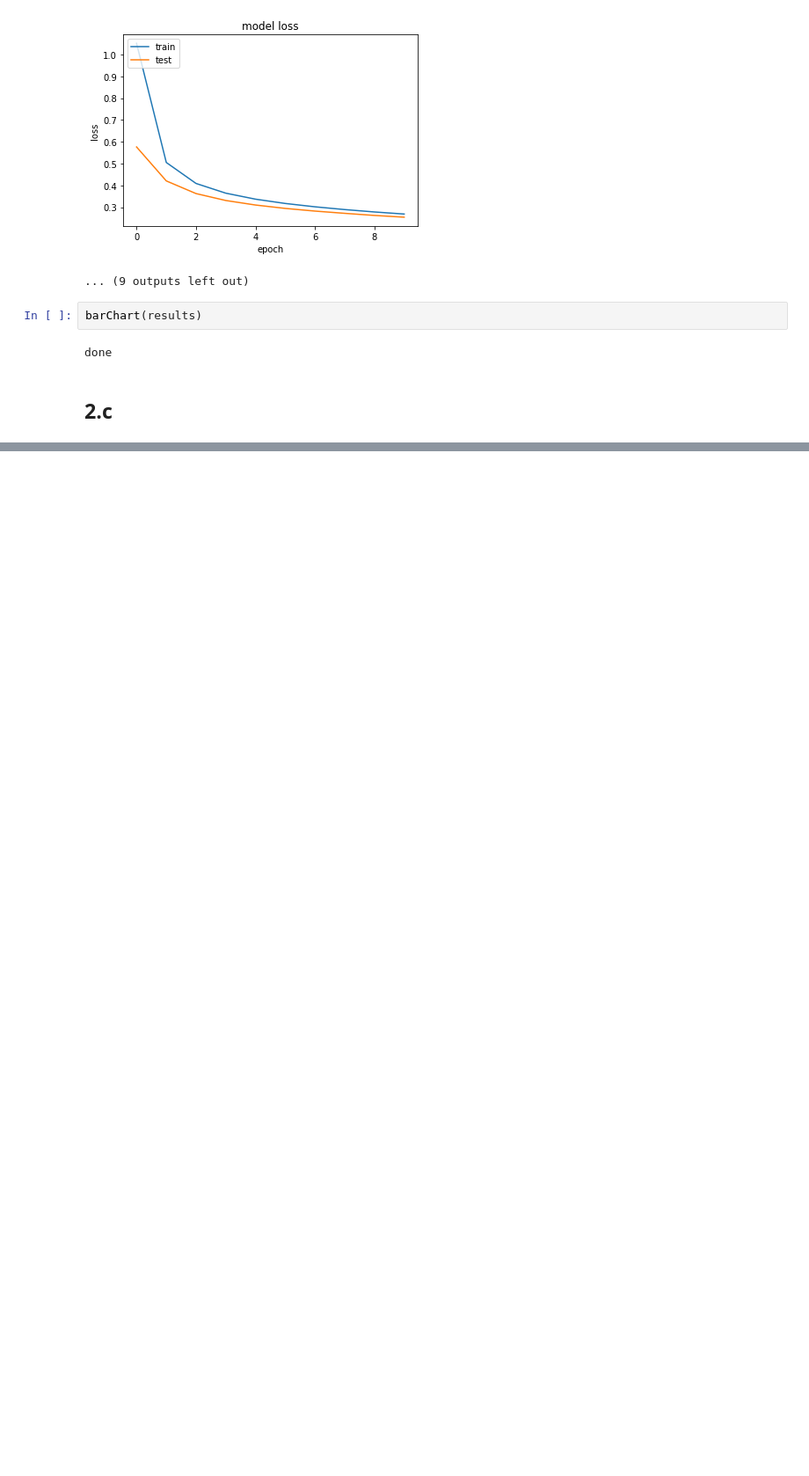
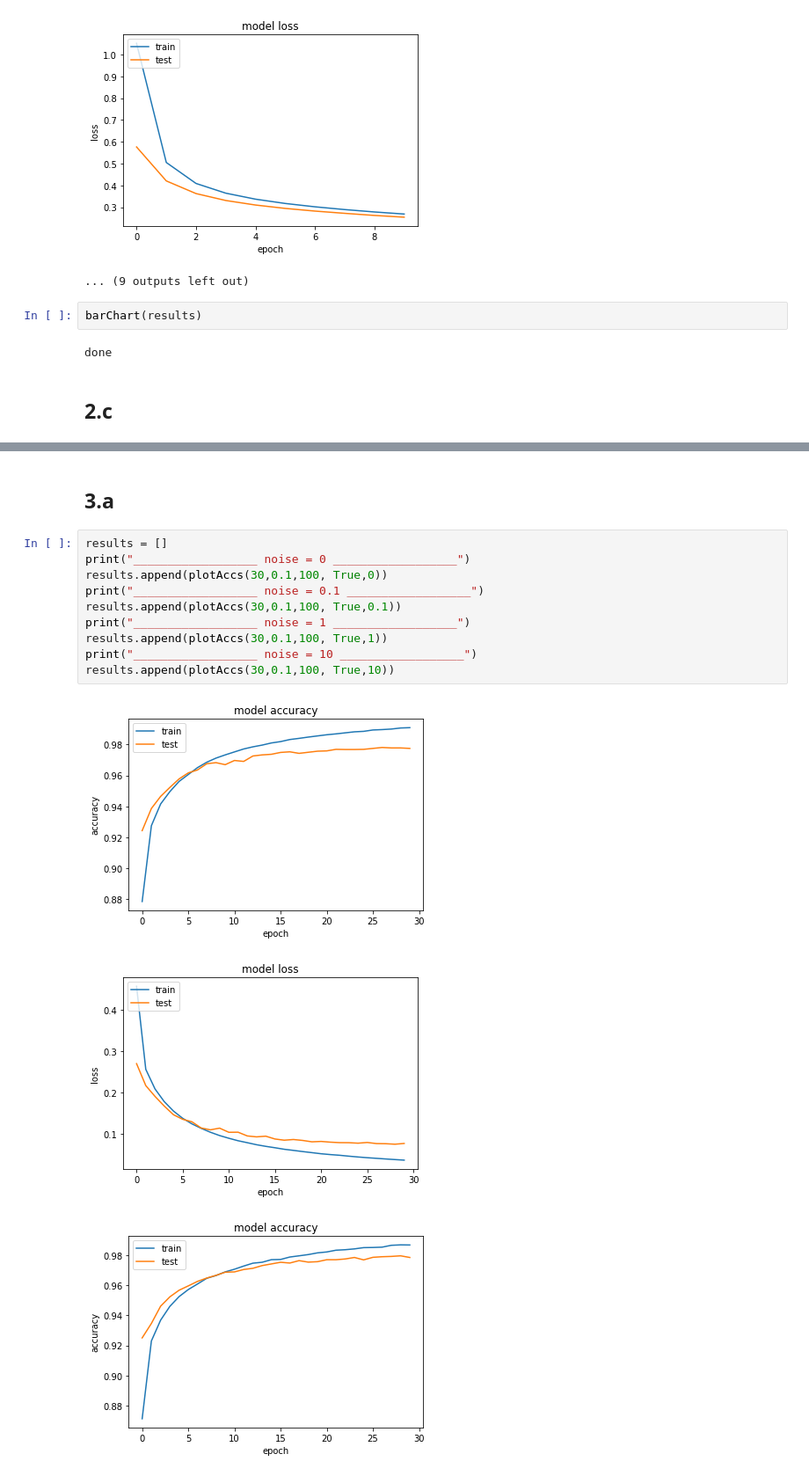
Before and after one commit to antfor/DAT405, a Jupyter notebook: assignment6/DAT405_neural_networks _isak.ipynb, the cells around one changed output, grey strips where cells are left out. Shown at 88% size. Cells and saved outputs as stored; diff of their text form; blank space fills up the shorter version.

```diff
--- a/assignment6/DAT405_neural_networks _isak.ipynb
+++ b/assignment6/DAT405_neural_networks _isak.ipynb
@@ -377,0 +388,16 @@ done
+# %% [markdown]
+## 3.a
+# %%
+results = []
+print("__________________ noise = 0 __________________")
+results.append(plotAccs(30,0.1,100, True,0))
+print("__________________ noise = 0.1 __________________")
+results.append(plotAccs(30,0.1,100, True,0.1))
+print("__________________ noise = 1 __________________")
+results.append(plotAccs(30,0.1,100, True,1))
+print("__________________ noise = 10 __________________")
+results.append(plotAccs(30,0.1,100, True,10))
+# %% [output]
+[figure, added]
+[figure, added]
+[figure, added]
```
Also changed, not shown: parts of 13 cells of this notebook.
